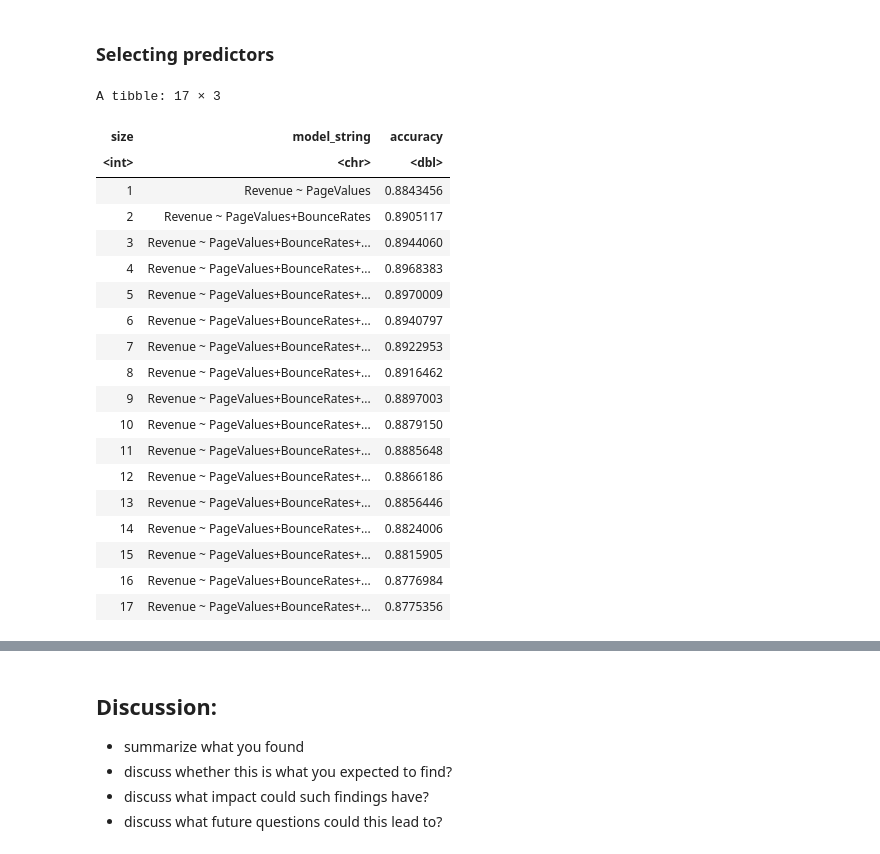
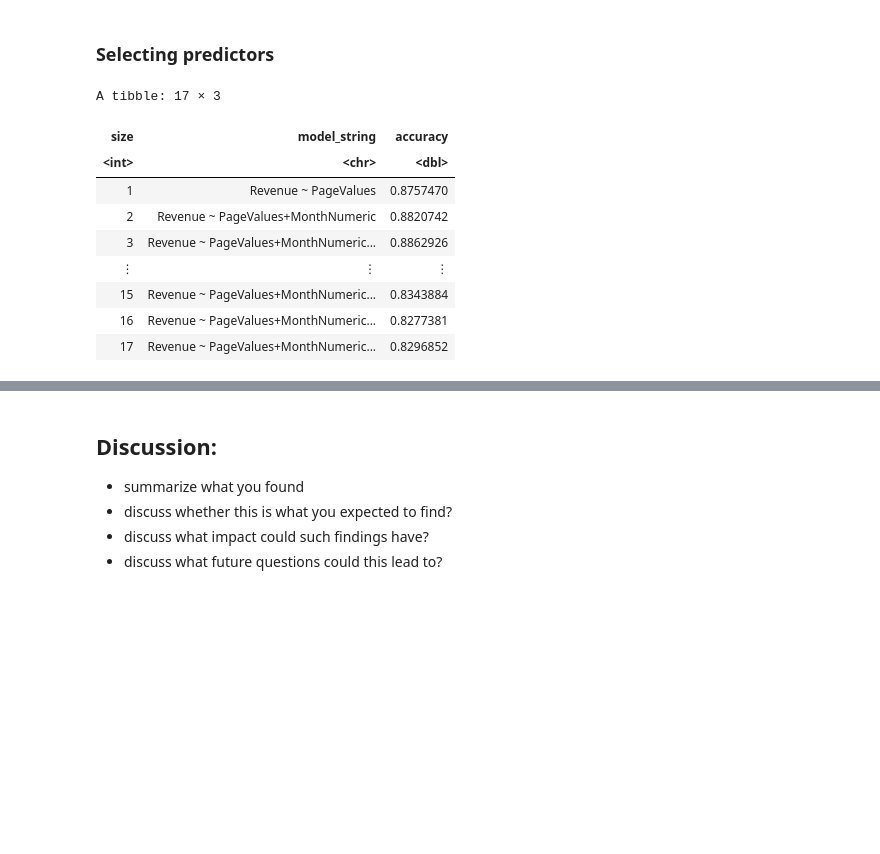
Before and after one commit to ZiyueChloeZhang/DSCI100-Project, a Jupyter notebook: report.ipynb, the cells around one changed output, grey strips where cells are left out. Drawn from its saved outputs; the diff is of its cells as text; code cells hidden in the pictures; blank space fills up the shorter version.

```diff
--- a/report.ipynb
+++ b/report.ipynb
@@ -177,0 +182,5 @@ $ MonthNumeric            <dbl> 2, 2, 2, 2, 2, 2, 2, 2, 2, 2, 2, 2, 2, 2, 2, …
+# %%
+shoppers_recipe <- recipe(Revenue ~ . , data = shoppers_train) %>%
+step_scale(all_predictors()) %>%
+step_center(all_predictors()) %>%
+step_upsample(Revenue, over_ratio = 1, skip = TRUE)
@@ -210,50 +225,41 @@ for (i in 1:n_total) {
 
         # create a recipe from the model string
         shoppers_recipe <- recipe(as.formula(model_string), data = shoppers_subset) %>%
+                          step_upsample(Revenue, over_ratio = 1, skip = TRUE) %>%
                           step_scale(all_predictors()) %>%
                           step_center(all_predictors())
 
         # tune the KNN classifier with these predictors, and collect the accuracy for the best K
         acc <- workflow() %>%
           add_recipe(shoppers_recipe) %>%
           add_model(knn_spec) %>%
           tune_grid(resamples = cancer_vfold, grid = 10) %>%
           collect_metrics() %>%
           filter(.metric == "accuracy") %>%
           summarize(mx = max(mean))
         acc <- acc$mx %>% unlist()
 
         # add this result to the dataframe
         accs[[j]] <- acc
         models[[j]] <- model_string
     }
     jstar <- which.max(unlist(accs))
     accuracies <- accuracies %>% add_row(size = i, model_string = models[[jstar]], accuracy = accs[[jstar]])
     selected <- c(selected, names[[jstar]])
     names <- names[-jstar]
 }
 accuracies
 # %% [output]
 A tibble: 17 × 3
 | size | model_string | accuracy |
 | <int> | <chr> | <dbl> |
-| 1 | Revenue ~ PageValues | 0.8843456 |
-| 2 | Revenue ~ PageValues+BounceRates | 0.8905117 |
-| 3 | Revenue ~ PageValues+BounceRates+... | 0.8944060 |
-| 4 | Revenue ~ PageValues+BounceRates+... | 0.8968383 |
-| 5 | Revenue ~ PageValues+BounceRates+... | 0.8970009 |
-| 6 | Revenue ~ PageValues+BounceRates+... | 0.8940797 |
-| 7 | Revenue ~ PageValues+BounceRates+... | 0.8922953 |
-| 8 | Revenue ~ PageValues+BounceRates+... | 0.8916462 |
-| 9 | Revenue ~ PageValues+BounceRates+... | 0.8897003 |
-| 10 | Revenue ~ PageValues+BounceRates+... | 0.8879150 |
-| 11 | Revenue ~ PageValues+BounceRates+... | 0.8885648 |
-| 12 | Revenue ~ PageValues+BounceRates+... | 0.8866186 |
-| 13 | Revenue ~ PageValues+BounceRates+... | 0.8856446 |
-| 14 | Revenue ~ PageValues+BounceRates+... | 0.8824006 |
-| 15 | Revenue ~ PageValues+BounceRates+... | 0.8815905 |
-| 16 | Revenue ~ PageValues+BounceRates+... | 0.8776984 |
-| 17 | Revenue ~ PageValues+BounceRates+... | 0.8775356 |
+| 1 | Revenue ~ PageValues | 0.8757470 |
+| 2 | Revenue ~ PageValues+MonthNumeric | 0.8820742 |
+| 3 | Revenue ~ PageValues+MonthNumeric... | 0.8862926 |
+| ⋮ | ⋮ | ⋮ |
+| 15 | Revenue ~ PageValues+MonthNumeric... | 0.8343884 |
+| 16 | Revenue ~ PageValues+MonthNumeric... | 0.8277381 |
+| 17 | Revenue ~ PageValues+MonthNumeric... | 0.8296852 |
 # %%
 accuracies_plot <- accuracies %>%
                    ggplot(aes(x = size, y = accuracy)) +
```
Also changed, not shown: parts of 5 cells of this notebook.
